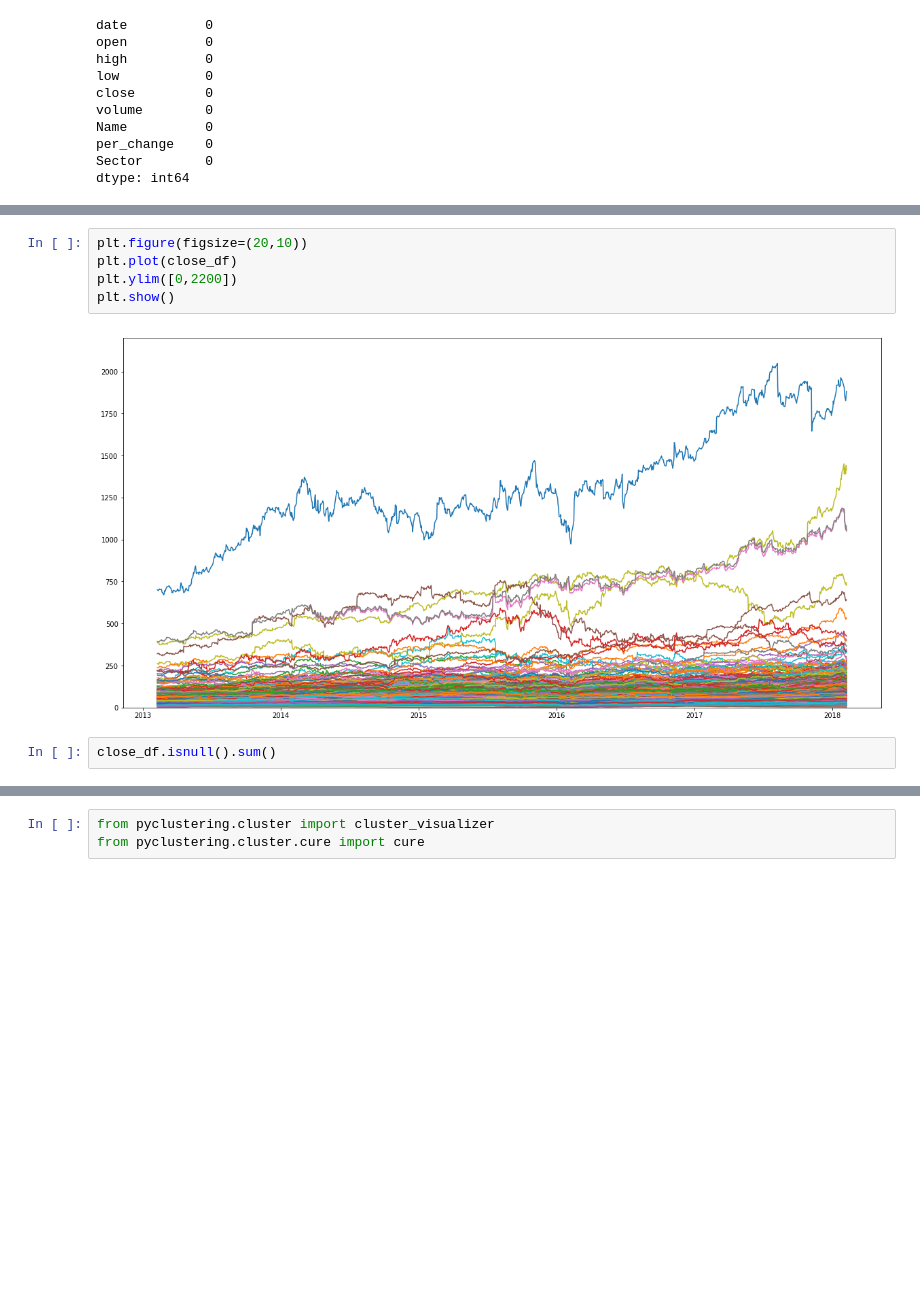
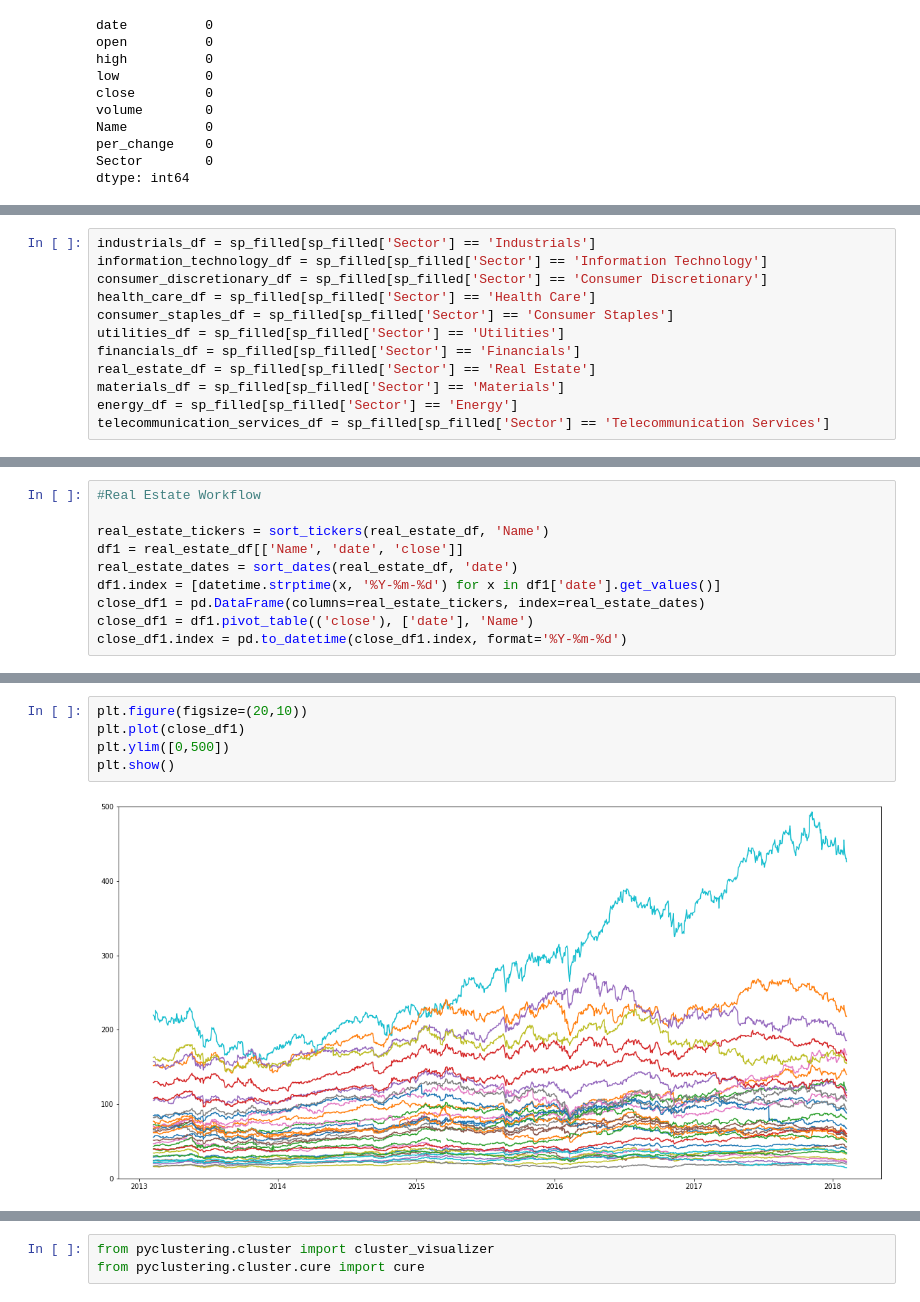
Before and after one commit to Aaivazi000/fintech-master, a Jupyter notebook: Marin Workspace/marin_5.9.ipynb, the cells around one changed output, grey strips where cells are left out. Drawn from its saved outputs; the diff is of its cells as text; blank space fills up the shorter version.

```diff
--- a/Marin Workspace/marin_5.9.ipynb
+++ b/Marin Workspace/marin_5.9.ipynb
@@ -76,0 +83,12 @@ tickers_sorted = sorted(set(sp_filled['Name']))
+# %%
+industrials_df = sp_filled[sp_filled['Sector'] == 'Industrials']
+information_technology_df = sp_filled[sp_filled['Sector'] == 'Information Technology']
+consumer_discretionary_df = sp_filled[sp_filled['Sector'] == 'Consumer Discretionary']
+health_care_df = sp_filled[sp_filled['Sector'] == 'Health Care']
+consumer_staples_df = sp_filled[sp_filled['Sector'] == 'Consumer Staples']
+utilities_df = sp_filled[sp_filled['Sector'] == 'Utilities']
+financials_df = sp_filled[sp_filled['Sector'] == 'Financials']
+real_estate_df = sp_filled[sp_filled['Sector'] == 'Real Estate']
+materials_df = sp_filled[sp_filled['Sector'] == 'Materials']
+energy_df = sp_filled[sp_filled['Sector'] == 'Energy']
+telecommunication_services_df = sp_filled[sp_filled['Sector'] == 'Telecommunication Services']
@@ -180,0 +116,10 @@ close_df
+# %%
+#Real Estate Workflow
+
+real_estate_tickers = sort_tickers(real_estate_df, 'Name')
+df1 = real_estate_df[['Name', 'date', 'close']]
+real_estate_dates = sort_dates(real_estate_df, 'date')
+df1.index = [datetime.strptime(x, '%Y-%m-%d') for x in df1['date'].get_values()]
+close_df1 = pd.DataFrame(columns=real_estate_tickers, index=real_estate_dates)
+close_df1 = df1.pivot_table(('close'), ['date'], 'Name')
+close_df1.index = pd.to_datetime(close_df1.index, format='%Y-%m-%d')
@@ -181,9 +148,7 @@ close_df
 # %%
 plt.figure(figsize=(20,10))
-plt.plot(close_df)
-plt.ylim([0,2200])
+plt.plot(close_df1)
+plt.ylim([0,500])
 plt.show()
 # %% [output]
-[figure, old version]
+[figure, new version]
-# %%
-close_df.isnull().sum()
```
Also changed, not shown: parts of 22 cells of this notebook.
